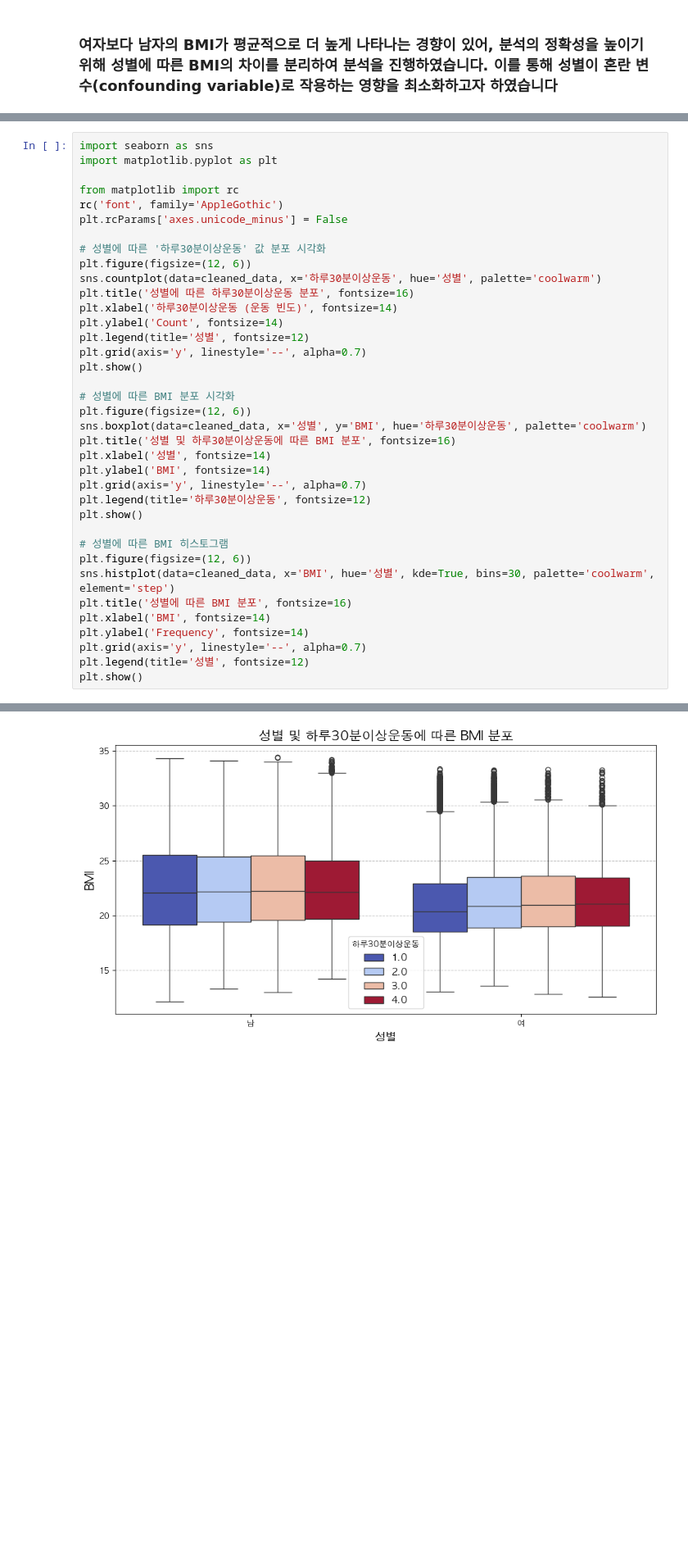
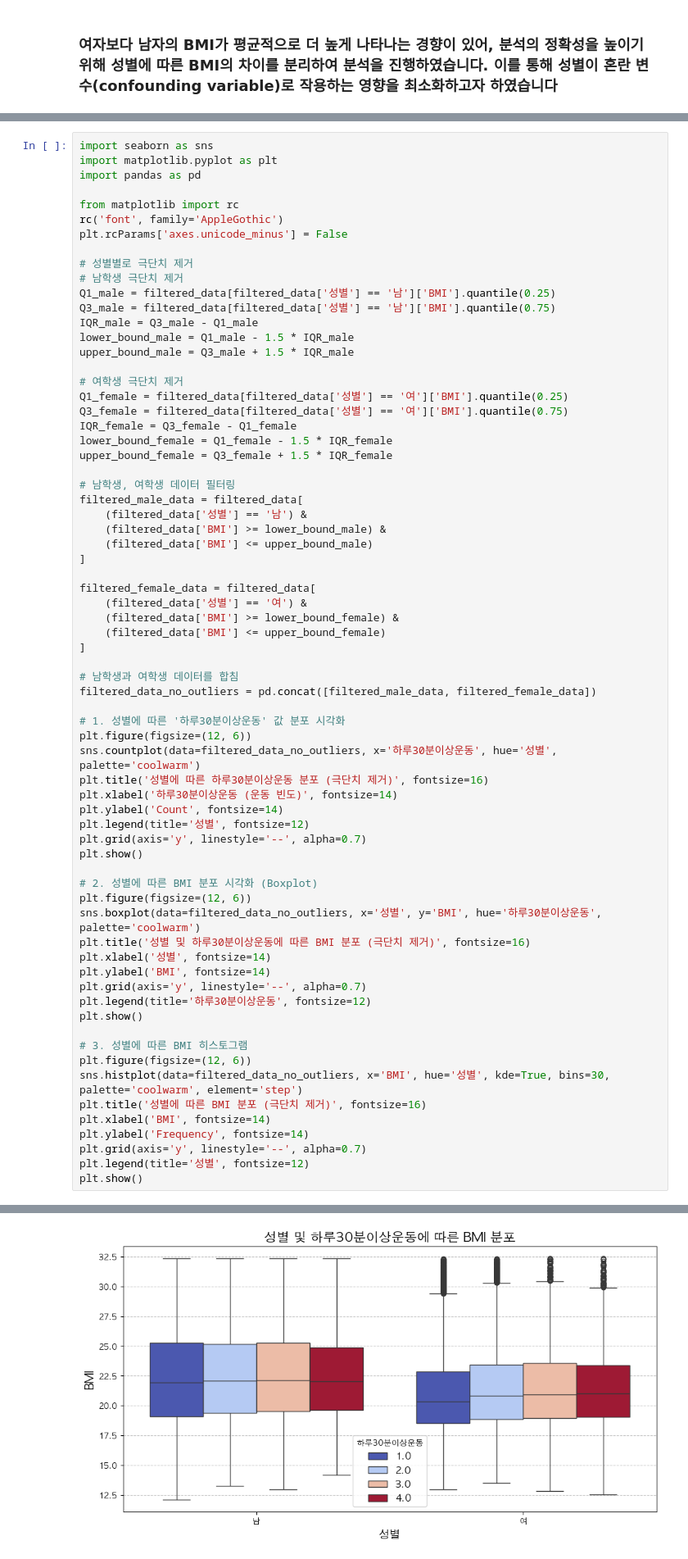
Before and after one commit to Statistical-Data-Analysis-2024/team-project, a Jupyter notebook: src/EDA/EDA_WorkOut_BMI.ipynb, the cells around one changed output, grey strips where cells are left out. Shown: that part at 82% size. Drawn from its saved outputs; the diff is of its cells as text; blank space fills up the shorter version.

```diff
--- a/src/EDA/EDA_WorkOut_BMI.ipynb
+++ b/src/EDA/EDA_WorkOut_BMI.ipynb
@@ -327,41 +429,73 @@ Name: BMI, dtype: float64
 # %%
 import seaborn as sns
 import matplotlib.pyplot as plt
+import pandas as pd
 
 from matplotlib import rc
 rc('font', family='AppleGothic')
 plt.rcParams['axes.unicode_minus'] = False
 
-# 성별에 따른 '하루30분이상운동' 값 분포 시각화
+# 성별별로 극단치 제거
+# 남학생 극단치 제거
+Q1_male = filtered_data[filtered_data['성별'] == '남']['BMI'].quantile(0.25)
+Q3_male = filtered_data[filtered_data['성별'] == '남']['BMI'].quantile(0.75)
+IQR_male = Q3_male - Q1_male
+lower_bound_male = Q1_male - 1.5 * IQR_male
+upper_bound_male = Q3_male + 1.5 * IQR_male
+
+# 여학생 극단치 제거
+Q1_female = filtered_data[filtered_data['성별'] == '여']['BMI'].quantile(0.25)
+Q3_female = filtered_data[filtered_data['성별'] == '여']['BMI'].quantile(0.75)
+IQR_female = Q3_female - Q1_female
+lower_bound_female = Q1_female - 1.5 * IQR_female
+upper_bound_female = Q3_female + 1.5 * IQR_female
+
+# 남학생, 여학생 데이터 필터링
+filtered_male_data = filtered_data[
+    (filtered_data['성별'] == '남') &
+    (filtered_data['BMI'] >= lower_bound_male) &
+    (filtered_data['BMI'] <= upper_bound_male)
+]
+
+filtered_female_data = filtered_data[
+    (filtered_data['성별'] == '여') &
+    (filtered_data['BMI'] >= lower_bound_female) &
+    (filtered_data['BMI'] <= upper_bound_female)
+]
+
+# 남학생과 여학생 데이터를 합침
+filtered_data_no_outliers = pd.concat([filtered_male_data, filtered_female_data])
+
+# 1. 성별에 따른 '하루30분이상운동' 값 분포 시각화
 plt.figure(figsize=(12, 6))
-sns.countplot(data=cleaned_data, x='하루30분이상운동', hue='성별', palette='coolwarm')
-plt.title('성별에 따른 하루30분이상운동 분포', fontsize=16)
+sns.countplot(data=filtered_data_no_outliers, x='하루30분이상운동', hue='성별', palette='coolwarm')
+plt.title('성별에 따른 하루30분이상운동 분포 (극단치 제거)', fontsize=16)
 plt.xlabel('하루30분이상운동 (운동 빈도)', fontsize=14)
 plt.ylabel('Count', fontsize=14)
 plt.legend(title='성별', fontsize=12)
 plt.grid(axis='y', linestyle='--', alpha=0.7)
 plt.show()
 
-# 성별에 따른 BMI 분포 시각화
+# 2. 성별에 따른 BMI 분포 시각화 (Boxplot)
 plt.figure(figsize=(12, 6))
-sns.boxplot(data=cleaned_data, x='성별', y='BMI', hue='하루30분이상운동', palette='coolwarm')
-plt.title('성별 및 하루30분이상운동에 따른 BMI 분포', fontsize=16)
+sns.boxplot(data=filtered_data_no_outliers, x='성별', y='BMI', hue='하루30분이상운동', palette='coolwarm')
+plt.title('성별 및 하루30분이상운동에 따른 BMI 분포 (극단치 제거)', fontsize=16)
 plt.xlabel('성별', fontsize=14)
 plt.ylabel('BMI', fontsize=14)
 plt.grid(axis='y', linestyle='--', alpha=0.7)
 plt.legend(title='하루30분이상운동', fontsize=12)
 plt.show()
 
-# 성별에 따른 BMI 히스토그램
+# 3. 성별에 따른 BMI 히스토그램
 plt.figure(figsize=(12, 6))
-sns.histplot(data=cleaned_data, x='BMI', hue='성별', kde=True, bins=30, palette='coolwarm', element='step')
-plt.title('성별에 따른 BMI 분포', fontsize=16)
+sns.histplot(data=filtered_data_no_outliers, x='BMI', hue='성별', kde=True, bins=30, palette='coolwarm', element='step')
+plt.title('성별에 따른 BMI 분포 (극단치 제거)', fontsize=16)
 plt.xlabel('BMI', fontsize=14)
 plt.ylabel('Frequency', fontsize=14)
 plt.grid(axis='y', linestyle='--', alpha=0.7)
 plt.legend(title='성별', fontsize=12)
 plt.show()
 # %% [output]
 [figure]
-[figure, old version]
+[figure, new version]
 No artists with labels found to put in legend.  Note that artists whose label start with an underscore are ignored when legend() is called with no argument.
```
Also changed, not shown: parts of 7 cells of this notebook, 2 other files.
